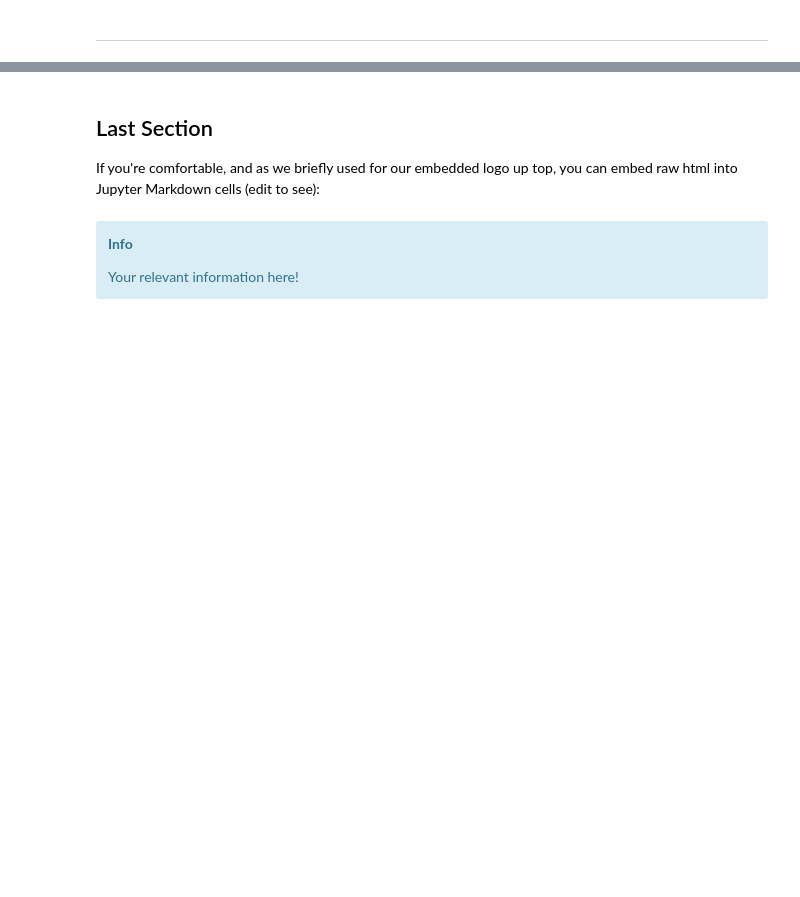
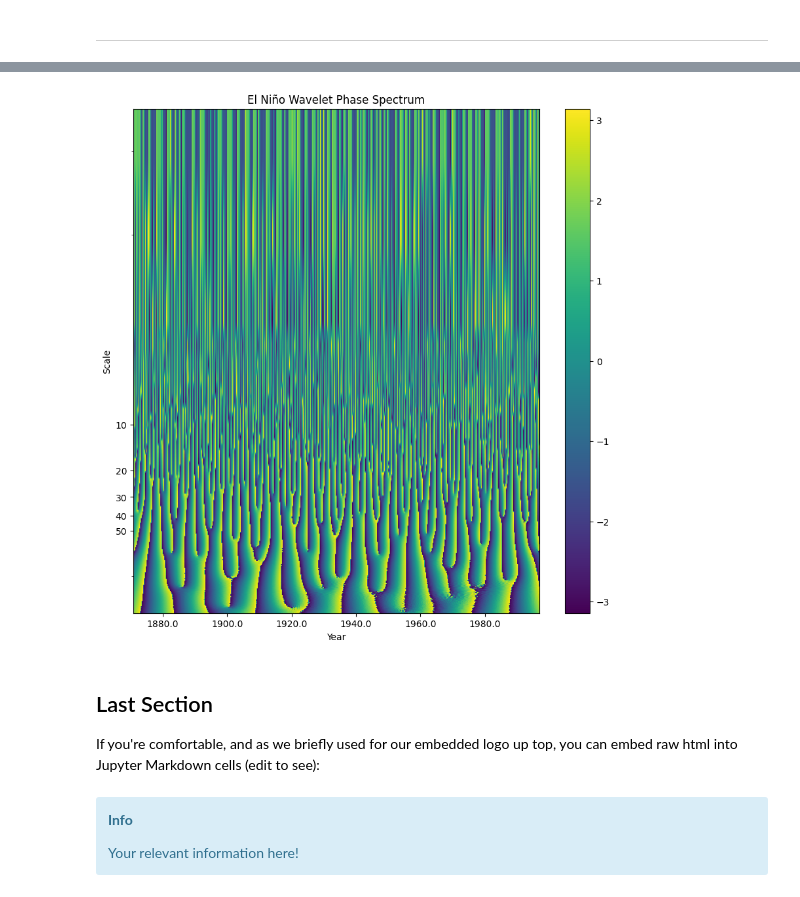
Before and after one commit to projectpythia-mystmd/wavelet-cookbook, a Jupyter notebook: notebooks/example-workflows/nino3.ipynb, the cells around one changed output, grey strips where cells are left out. Drawn from its saved outputs; the diff is of its cells as text; code cells hidden in the pictures; blank space fills up the shorter version.

```diff
--- a/notebooks/example-workflows/nino3.ipynb
+++ b/notebooks/example-workflows/nino3.ipynb
@@ -87,3 +154,35 @@ Check out [**any number of helpful Markdown resources**](https://www.markdowngui
+# %%
+# compare the phase spectrum
+phase = np.angle(wavelet_coeffs)
+# %%
+fig, ax = plt.subplots(figsize=(10, 10))
+
+# Convert Y-Axis from default to symmetrical log (symlog) with labels
+ax.set_yscale("symlog")
+ax.invert_yaxis()
+ax.set_yticks([10, 20, 30, 40, 50])
+ax.set_yticklabels([10, 20, 30, 40, 50])
+
+# Plot scalogram
+plt.imshow(
+    phase, vmax=(phase).max(), vmin=(phase).min(), aspect="auto"
+)
+
+# Convert default X-axis from time steps of 0-504 (0-len(sst_data)) to Years
+start_year = 1871
+end_year = 1871 + (len(nino3_data) * dt)
+x_tickrange = np.arange(start_year, end_year, dt)
+start = int(9 / dt)  # 36, starts the x-axis label at 1880 (9 years after start of data)
+display_nth = int(20 / dt)  # 80, display x-axis label every 20 years
+plt.xticks(range(len(x_tickrange))[start::display_nth], x_tickrange[start::display_nth])
+
+plt.title("El Niño Wavelet Phase Spectrum")
+plt.xlabel("Year")
+plt.ylabel("Scale")
+plt.colorbar()
+plt.show()
+# %% [output]
+[figure, added]
 # %% [markdown]
 ## Last Section
 
```
Also changed, not shown: parts of 39 cells of this notebook, 6 other files.
